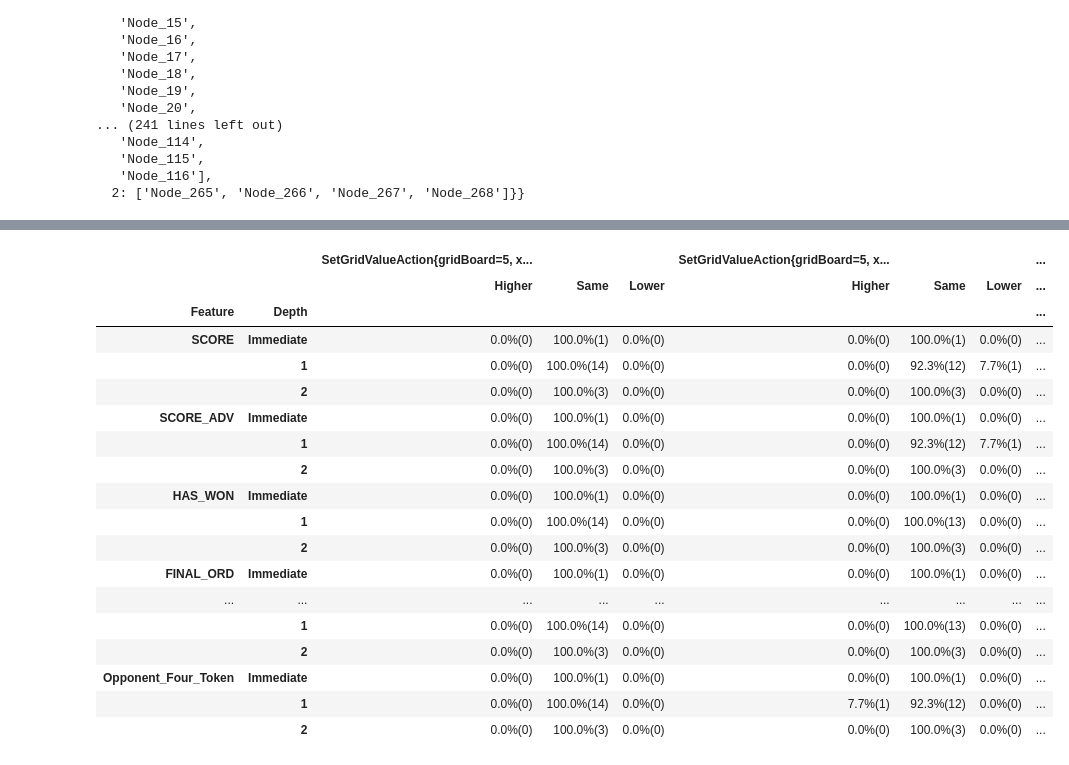
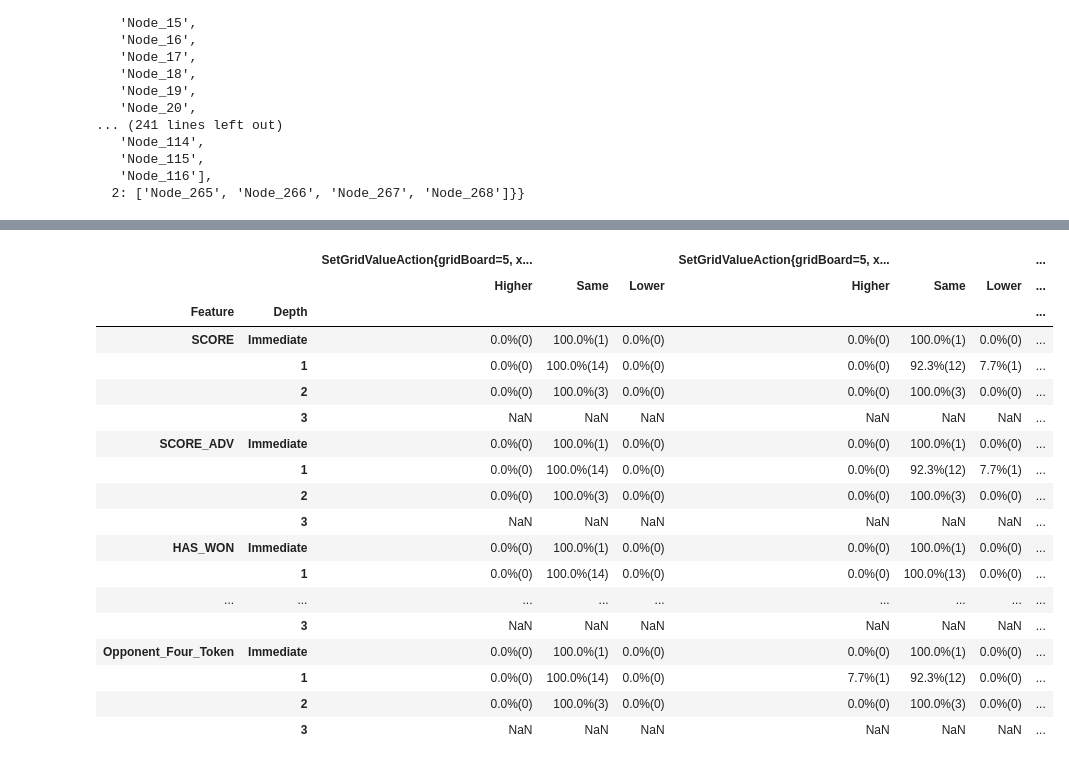
Before and after one commit to rovenr12/MCTS_Visualisation_Web, a Jupyter notebook: notebooks/Feature_explanation.ipynb, the cells around one changed output, grey strips where cells are left out. Drawn from its saved outputs; the diff is of its cells as text; code cells hidden in the pictures.

```diff
--- a/notebooks/Feature_explanation.ipynb
+++ b/notebooks/Feature_explanation.ipynb
@@ -321,25 +350,25 @@ def game_feature_difference_explanation(df, depth_type='max', exclude_action_nod
 # %%
-game_feature_difference_explanation(df, depth_type="average", exclude_action_names=["Node_3", "Node_5"], exclude_features=["OUR_TURN", "ORDINAL"])
+game_feature_difference_explanation(df, depth_type="max", exclude_action_nodes=["Node_3", "Node_5"], exclude_features=["OUR_TURN", "ORDINAL", "ROUND"])
 # %% [output]
 |  |  | SetGridValueAction{gridBoard=5, x... |  |  | SetGridValueAction{gridBoard=5, x... |  |  | ... |
 |  |  | Higher | Same | Lower | Higher | Same | Lower | ... |
 | Feature | Depth |  |  |  |  |  |  | ... |
 | SCORE | Immediate | 0.0%(0) | 100.0%(1) | 0.0%(0) | 0.0%(0) | 100.0%(1) | 0.0%(0) | ... |
 |  | 1 | 0.0%(0) | 100.0%(14) | 0.0%(0) | 0.0%(0) | 92.3%(12) | 7.7%(1) | ... |
 |  | 2 | 0.0%(0) | 100.0%(3) | 0.0%(0) | 0.0%(0) | 100.0%(3) | 0.0%(0) | ... |
+|  | 3 | NaN | NaN | NaN | NaN | NaN | NaN | ... |
 | SCORE_ADV | Immediate | 0.0%(0) | 100.0%(1) | 0.0%(0) | 0.0%(0) | 100.0%(1) | 0.0%(0) | ... |
 |  | 1 | 0.0%(0) | 100.0%(14) | 0.0%(0) | 0.0%(0) | 92.3%(12) | 7.7%(1) | ... |
 |  | 2 | 0.0%(0) | 100.0%(3) | 0.0%(0) | 0.0%(0) | 100.0%(3) | 0.0%(0) | ... |
+|  | 3 | NaN | NaN | NaN | NaN | NaN | NaN | ... |
 | HAS_WON | Immediate | 0.0%(0) | 100.0%(1) | 0.0%(0) | 0.0%(0) | 100.0%(1) | 0.0%(0) | ... |
 |  | 1 | 0.0%(0) | 100.0%(14) | 0.0%(0) | 0.0%(0) | 100.0%(13) | 0.0%(0) | ... |
-|  | 2 | 0.0%(0) | 100.0%(3) | 0.0%(0) | 0.0%(0) | 100.0%(3) | 0.0%(0) | ... |
-| FINAL_ORD | Immediate | 0.0%(0) | 100.0%(1) | 0.0%(0) | 0.0%(0) | 100.0%(1) | 0.0%(0) | ... |
 | ... | ... | ... | ... | ... | ... | ... | ... | ... |
-|  | 1 | 0.0%(0) | 100.0%(14) | 0.0%(0) | 0.0%(0) | 100.0%(13) | 0.0%(0) | ... |
-|  | 2 | 0.0%(0) | 100.0%(3) | 0.0%(0) | 0.0%(0) | 100.0%(3) | 0.0%(0) | ... |
+|  | 3 | NaN | NaN | NaN | NaN | NaN | NaN | ... |
 | Opponent_Four_Token | Immediate | 0.0%(0) | 100.0%(1) | 0.0%(0) | 0.0%(0) | 100.0%(1) | 0.0%(0) | ... |
 |  | 1 | 0.0%(0) | 100.0%(14) | 0.0%(0) | 7.7%(1) | 92.3%(12) | 0.0%(0) | ... |
 |  | 2 | 0.0%(0) | 100.0%(3) | 0.0%(0) | 0.0%(0) | 100.0%(3) | 0.0%(0) | ... |
+|  | 3 | NaN | NaN | NaN | NaN | NaN | NaN | ... |
 # %%
 tests = ["test_01/record_0.csv", "test_01/record_3.csv", "../DotsAndBoxes/record_10.csv",
          "../Connect4/record_10.csv", "../test_data/MCTS_test_12.csv"]
```
Also changed, not shown: parts of 2 cells of this notebook, 5 other files.
